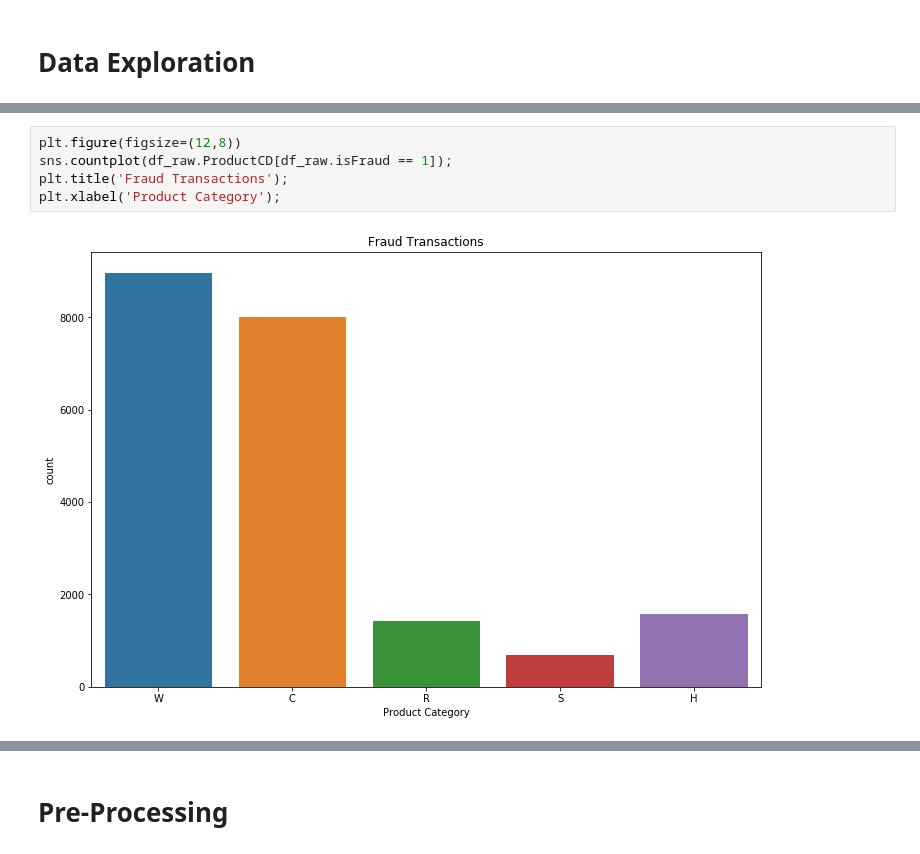
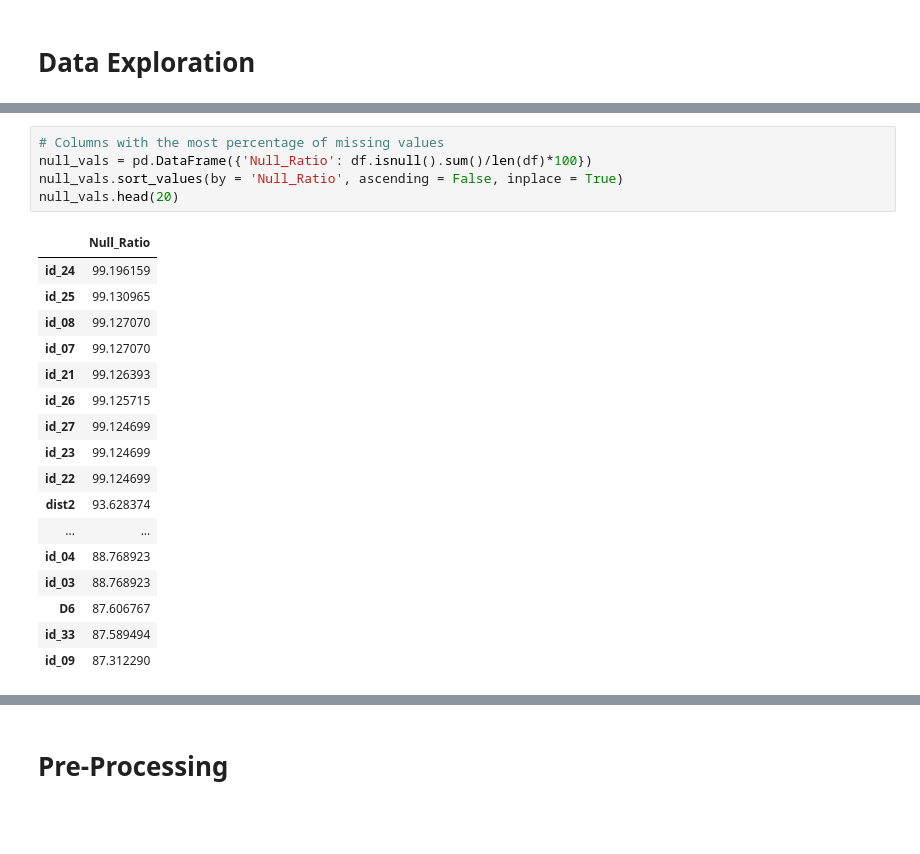
Before and after one commit to Jafarpisheh/IEEE-CIS-Fraud-Detection, a Jupyter notebook: FraudDetection.ipynb, the cells around one changed output, grey strips where cells are left out. Drawn from its saved outputs; the diff is of its cells as text; blank space fills up the shorter version.

```diff
--- a/FraudDetection.ipynb
+++ b/FraudDetection.ipynb
@@ -81,7 +94,23 @@ plt.xlabel('Product Category');
-# %%
-plt.figure(figsize=(12,8))
-sns.countplot(df_raw.ProductCD[df_raw.isFraud == 1]);
-plt.title('Fraud Transactions');
-plt.xlabel('Product Category');
-# %% [output]
-[figure, removed]
+# %%
+# Columns with the most percentage of missing values
+null_vals = pd.DataFrame({'Null_Ratio': df.isnull().sum()/len(df)*100})
+null_vals.sort_values(by = 'Null_Ratio', ascending = False, inplace = True)
+null_vals.head(20)
+# %% [output]
+|  | Null_Ratio |
+| id_24 | 99.196159 |
+| id_25 | 99.130965 |
+| id_08 | 99.127070 |
+| id_07 | 99.127070 |
+| id_21 | 99.126393 |
+| id_26 | 99.125715 |
+| id_27 | 99.124699 |
+| id_23 | 99.124699 |
+| id_22 | 99.124699 |
+| dist2 | 93.628374 |
+| ... | ... |
+| id_04 | 88.768923 |
+| id_03 | 88.768923 |
+| D6 | 87.606767 |
+| id_33 | 87.589494 |
+| id_09 | 87.312290 |
```
Also changed, not shown: parts of 68 cells of this notebook.
